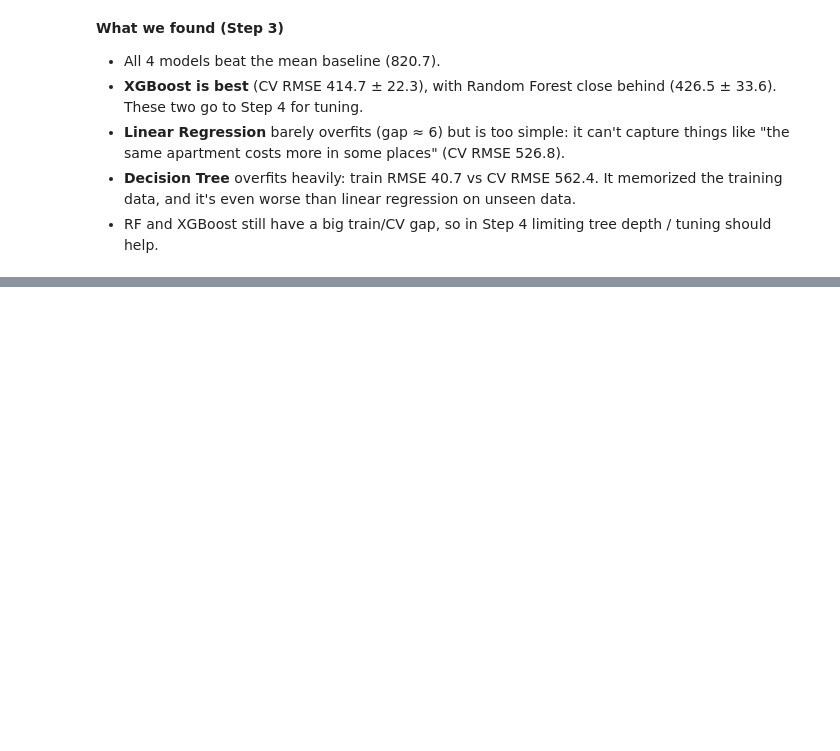
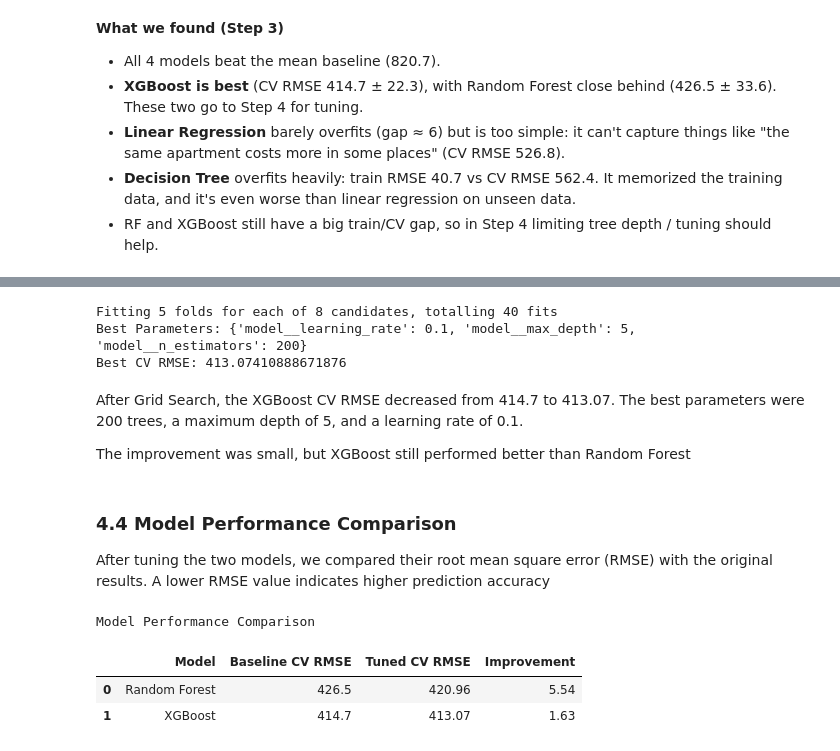
Before and after one commit to kevinherrera-dev/CAI_4105_2026_Fall_Team_5, a Jupyter notebook: challenge1.ipynb, the cells around one changed output, grey strips where cells are left out. Drawn from its saved outputs; the diff is of its cells as text; code cells hidden in the pictures; blank space fills up the shorter version.

Commit message:
step4: hyperparameter tuning and model improvement

```diff
--- a/challenge1.ipynb
+++ b/challenge1.ipynb
@@ -256,0 +302,56 @@ comparison.sort_values("cv_rmse_mean").reset_index(drop=True).round(1)
+# %%
+xgb_pipeline = Pipeline([
+    ("preprocessor", make_preprocessor(scale=False)),
+    ("model", XGBRegressor(
+        objective="reg:squarederror",
+        random_state=RANDOM_STATE,
+        n_jobs=1
+    ))
+])
+xgb_param_grid = {
+    "model__n_estimators": [100, 200],
+    "model__max_depth": [3, 5],
+    "model__learning_rate": [0.05, 0.1]
+}
+xgb_grid = GridSearchCV(
+    estimator=xgb_pipeline,
+    param_grid=xgb_param_grid,
+    cv=cv,
+    scoring=SCORING,
+    n_jobs=-1,
+    verbose=1
+)
+xgb_grid.fit(X, y)
+print("Best Parameters:", xgb_grid.best_params_)
+print("Best CV RMSE:", -xgb_grid.best_score_)
+# %% [output]
+Fitting 5 folds for each of 8 candidates, totalling 40 fits
+Best Parameters: {'model__learning_rate': 0.1, 'model__max_depth': 5, 'model__n_estimators': 200}
+Best CV RMSE: 413.07410888671876
+# %% [markdown]
+After Grid Search, the XGBoost CV RMSE decreased from 414.7 to 413.07. The best parameters were 200 trees, a maximum depth of 5, and a learning rate of 0.1.
+
+The improvement was small, but XGBoost still performed better than Random Forest
+# %% [markdown]
+### 4.4 Model Performance Comparison
+After tuning the two models, we compared their root mean square error (RMSE) with the original results. A lower RMSE value indicates higher prediction accuracy
+# %%
+t_comparison = pd.DataFrame({
+    "Model": ["Random Forest", "XGBoost"],
+    "Baseline CV RMSE": [426.5, 414.7],
+    "Tuned CV RMSE": [
+        -rf_grid.best_score_,
+        -xgb_grid.best_score_
+    ]
+})
+t_comparison["Improvement"] = (
+    t_comparison["Baseline CV RMSE"]
+    - t_comparison["Tuned CV RMSE"]
+)
+print("Model Performance Comparison")
+display(t_comparison.round(2))
+# %% [output]
+Model Performance Comparison
+|  | Model | Baseline CV RMSE | Tuned CV RMSE | Improvement |
+| 0 | Random Forest | 426.5 | 420.96 | 5.54 |
+| 1 | XGBoost | 414.7 | 413.07 | 1.63 |
```
Also changed, not shown: parts of 15 cells of this notebook.
